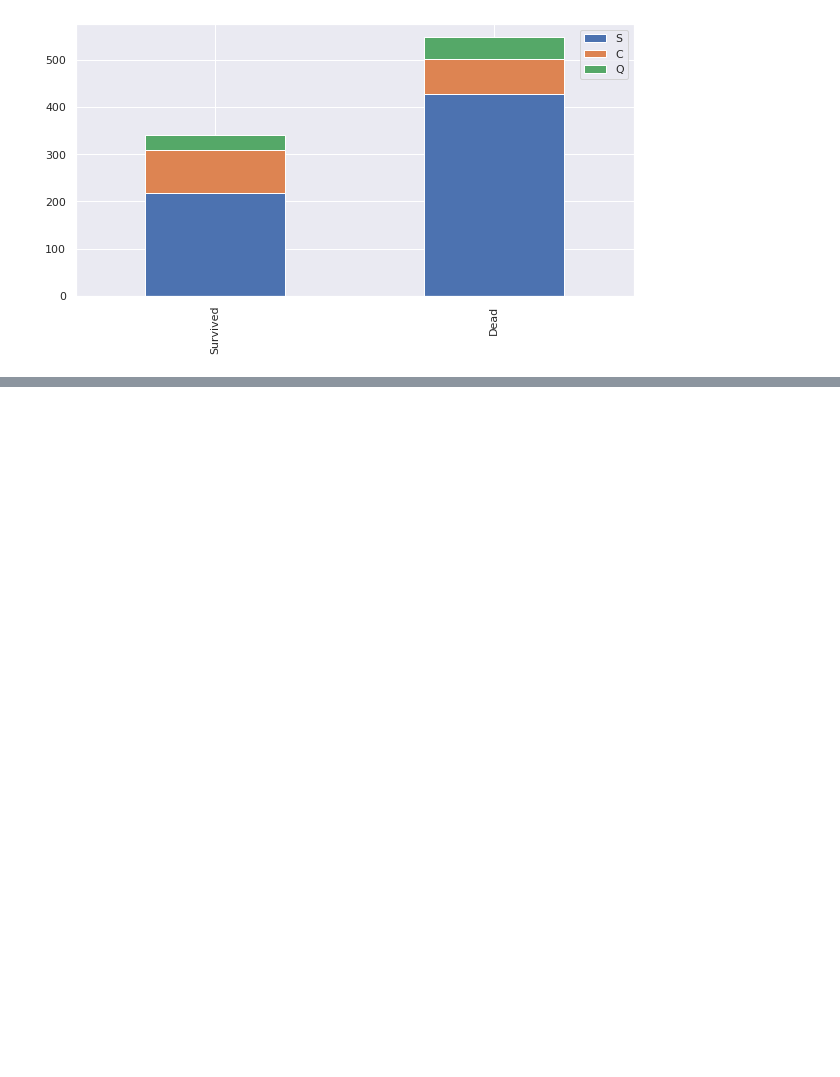
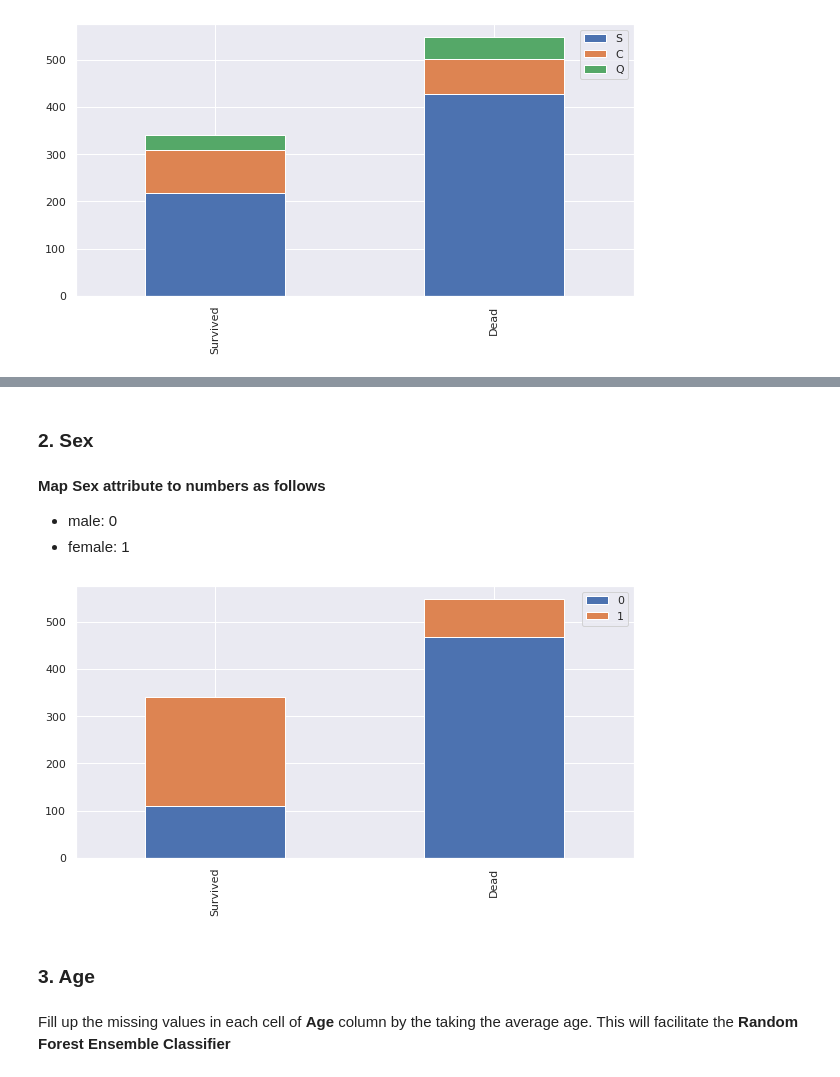
Before and after one commit to Zaedul-Islam/Kaggle, a Jupyter notebook: Titanic - Machine Learning from Disaster/Titanic.ipynb, the cells around one changed output, grey strips where cells are left out. Cells and saved outputs as stored; diff of their text form; code cells hidden in the pictures; blank space fills up the shorter version.

```diff
--- a/Titanic - Machine Learning from Disaster/Titanic.ipynb
+++ b/Titanic - Machine Learning from Disaster/Titanic.ipynb
@@ -192,0 +301,6 @@ drawBarChart('Embarked')
+# %% [markdown]
+### **2. Sex**
+# %% [markdown]
+**Map Sex attribute to numbers as follows**
+* male: 0
+* female: 1
@@ -192,0 +312,8 @@ drawBarChart('Embarked')
+# %%
+drawBarChart('Sex')
+# %% [output]
+[figure, added]
+# %% [markdown]
+### **3. Age**
+# %% [markdown]
+Fill up the missing values in each cell of **Age** column by the taking the average age. This will facilitate the **Random Forest Ensemble Classifier**
```
Also changed, not shown: parts of 19 cells of this notebook.
